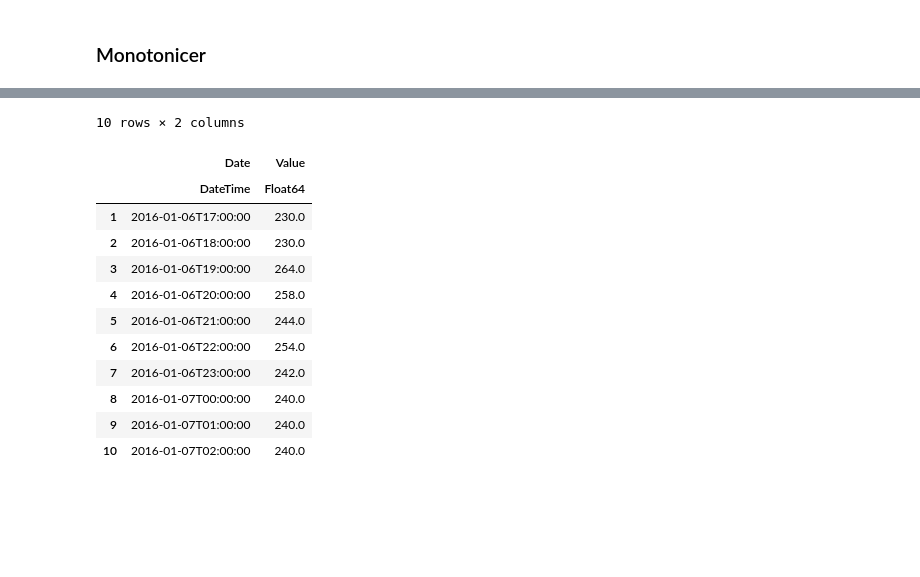
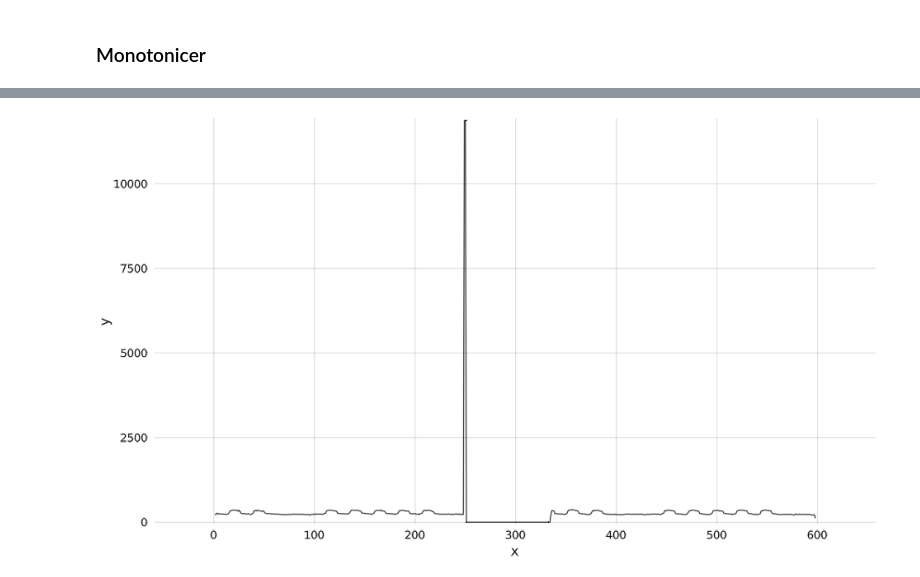
Before and after one commit to IBM/TSML.jl, a Jupyter notebook: docs/StatifierNotebook.jl.ipynb, the cells around one changed output, grey strips where cells are left out. Drawn from its saved outputs; the diff is of its cells as text; code cells hidden in the pictures; blank space fills up the shorter version.

```diff
--- a/docs/StatifierNotebook.jl.ipynb
+++ b/docs/StatifierNotebook.jl.ipynb
@@ -205,22 +201,11 @@ WARNING: using AbstractPlotting.transform! in module Main conflicts with an exis
 # %%
 monopipeline = Pipeline(Dict(
   :transformers => [monofilecsv,valgator,valnner,mono]
  )
 )
 fit!(monopipeline)
 monodf=transform!(monopipeline)
-first(monodf,10)
+monodf[:Value] = monodf[:Value] |> skipmissing |> collect
+lines(monodf[:Value])
 # %% [output]
-10 rows × 2 columns
-|  | Date | Value |
-|  | DateTime | Float64 |
-| 1 | 2016-01-06T17:00:00 | 230.0 |
-| 2 | 2016-01-06T18:00:00 | 230.0 |
-| 3 | 2016-01-06T19:00:00 | 264.0 |
-| 4 | 2016-01-06T20:00:00 | 258.0 |
-| 5 | 2016-01-06T21:00:00 | 244.0 |
-| 6 | 2016-01-06T22:00:00 | 254.0 |
-| 7 | 2016-01-06T23:00:00 | 242.0 |
-| 8 | 2016-01-07T00:00:00 | 240.0 |
-| 9 | 2016-01-07T01:00:00 | 240.0 |
-| 10 | 2016-01-07T02:00:00 | 240.0 |
+[figure, added]
```
Also changed, not shown: parts of 21 cells of this notebook, 2 other files.
